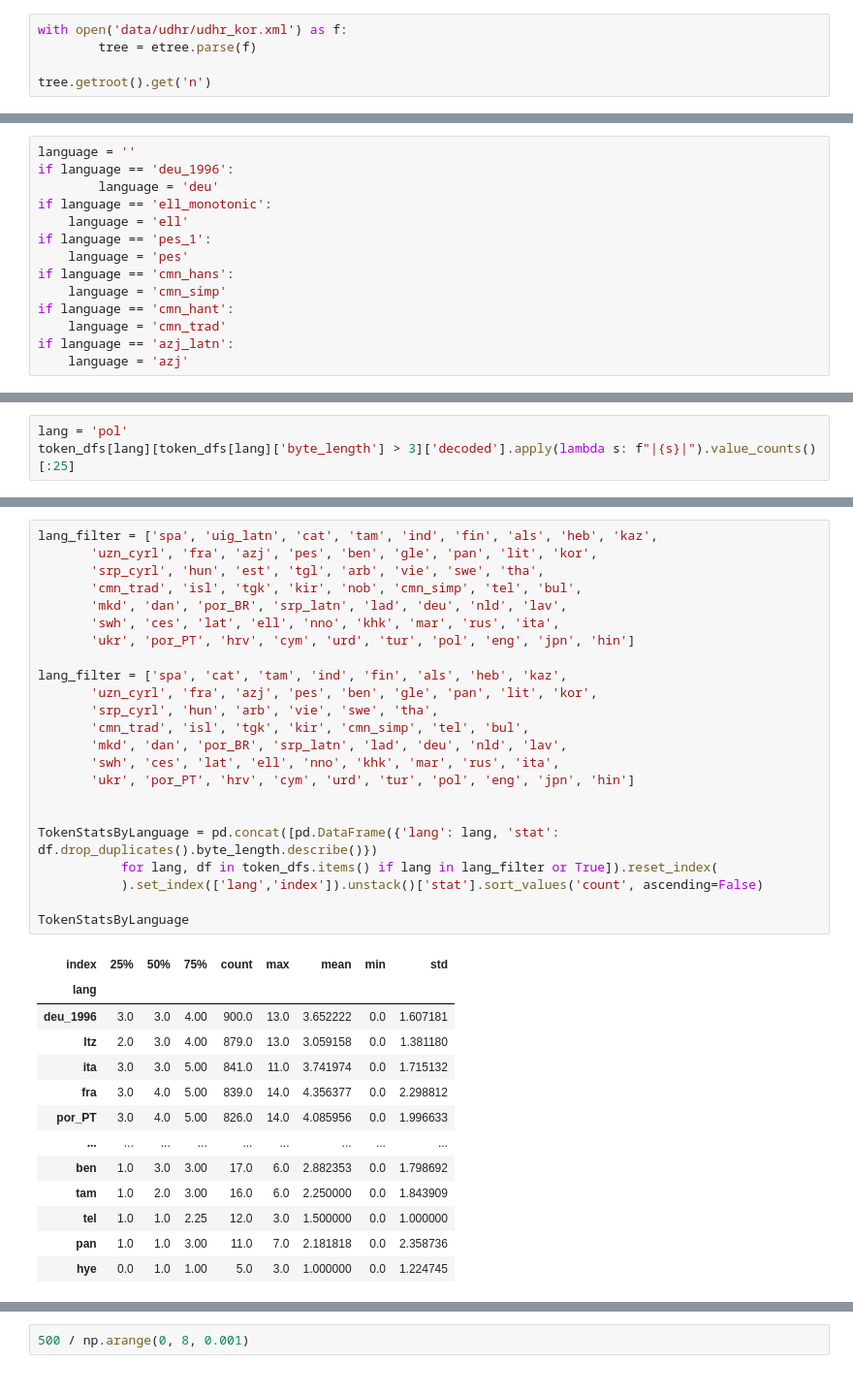
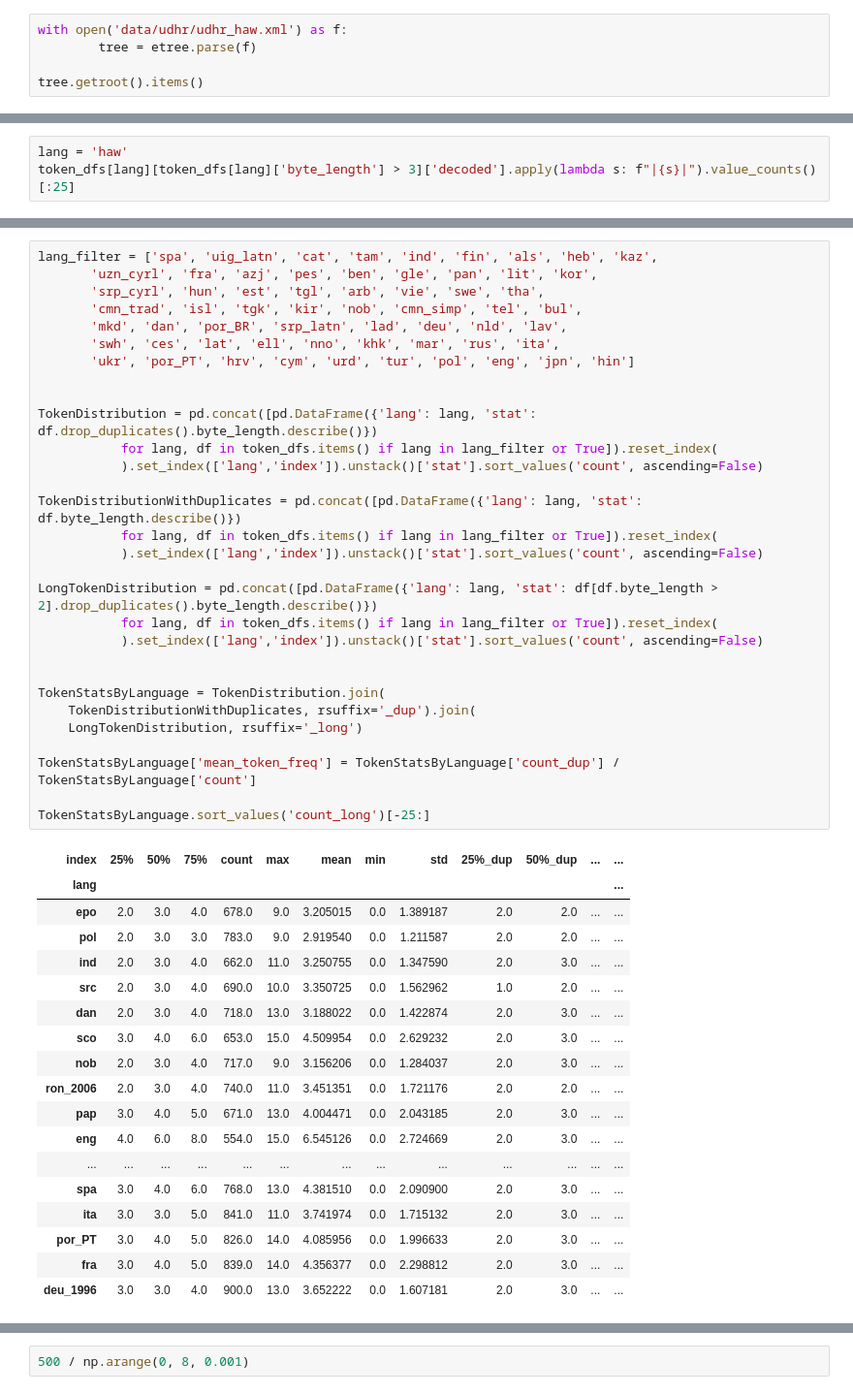
Before and after one commit to kebuhcah/openai-notebooks, a Jupyter notebook: tokenizers.ipynb, the cells around one changed output, grey strips where cells are left out. Shown at 97% size. Cells and saved outputs as stored; diff of their text form.

```diff
--- a/tokenizers.ipynb
+++ b/tokenizers.ipynb
@@ -11,7 +12,7 @@ import tiktoken
 encoding = tiktoken.encoding_for_model("gpt-3.5-turbo") # Encoding 'cl100k_base'
 # %%
-with open('data/udhr/udhr_kor.xml') as f:
+with open('data/udhr/udhr_haw.xml') as f:
         tree = etree.parse(f)
 
-tree.getroot().get('n')
+tree.getroot().items()
 # %% [output]
@@ -19,15 +25 @@ tree.getroot().get('n')
-# %%
-language = ''
-if language == 'deu_1996':
-        language = 'deu'
-if language == 'ell_monotonic':
-    language = 'ell'
-if language == 'pes_1':
-    language = 'pes'
-if language == 'cmn_hans':
-    language = 'cmn_simp'
-if language == 'cmn_hant':
-    language = 'cmn_trad'
-if language == 'azj_latn':
-    language = 'azj'
 # %%
@@ -63,4 +84,4 @@ afr als arb azj_latn ben bul cat ceb ces cmn_hans cmn_hant cos cym dan deu_1996
 # %%
-lang = 'pol'
+lang = 'haw'
 token_dfs[lang][token_dfs[lang]['byte_length'] > 3]['decoded'].apply(lambda s: f"|{s}|").value_counts()[:25]
 # %% [output]
@@ -84,37 +105,49 @@ Name: decoded, dtype: int64
 # %%
 lang_filter = ['spa', 'uig_latn', 'cat', 'tam', 'ind', 'fin', 'als', 'heb', 'kaz',
        'uzn_cyrl', 'fra', 'azj', 'pes', 'ben', 'gle', 'pan', 'lit', 'kor',
        'srp_cyrl', 'hun', 'est', 'tgl', 'arb', 'vie', 'swe', 'tha',
        'cmn_trad', 'isl', 'tgk', 'kir', 'nob', 'cmn_simp', 'tel', 'bul',
        'mkd', 'dan', 'por_BR', 'srp_latn', 'lad', 'deu', 'nld', 'lav',
        'swh', 'ces', 'lat', 'ell', 'nno', 'khk', 'mar', 'rus', 'ita',
        'ukr', 'por_PT', 'hrv', 'cym', 'urd', 'tur', 'pol', 'eng', 'jpn', 'hin']
 
-lang_filter = ['spa', 'cat', 'tam', 'ind', 'fin', 'als', 'heb', 'kaz',
-       'uzn_cyrl', 'fra', 'azj', 'pes', 'ben', 'gle', 'pan', 'lit', 'kor',
-       'srp_cyrl', 'hun', 'arb', 'vie', 'swe', 'tha',
-       'cmn_trad', 'isl', 'tgk', 'kir', 'cmn_simp', 'tel', 'bul',
-       'mkd', 'dan', 'por_BR', 'srp_latn', 'lad', 'deu', 'nld', 'lav',
-       'swh', 'ces', 'lat', 'ell', 'nno', 'khk', 'mar', 'rus', 'ita',
-       'ukr', 'por_PT', 'hrv', 'cym', 'urd', 'tur', 'pol', 'eng', 'jpn', 'hin']
 
-
-TokenStatsByLanguage = pd.concat([pd.DataFrame({'lang': lang, 'stat': df.drop_duplicates().byte_length.describe()})
+TokenDistribution = pd.concat([pd.DataFrame({'lang': lang, 'stat': df.drop_duplicates().byte_length.describe()})
            for lang, df in token_dfs.items() if lang in lang_filter or True]).reset_index(
            ).set_index(['lang','index']).unstack()['stat'].sort_values('count', ascending=False)
 
-TokenStatsByLanguage
+TokenDistributionWithDuplicates = pd.concat([pd.DataFrame({'lang': lang, 'stat': df.byte_length.describe()})
+           for lang, df in token_dfs.items() if lang in lang_filter or True]).reset_index(
+           ).set_index(['lang','index']).unstack()['stat'].sort_values('count', ascending=False)
+
+LongTokenDistribution = pd.concat([pd.DataFrame({'lang': lang, 'stat': df[df.byte_length > 2].drop_duplicates().byte_length.describe()})
+           for lang, df in token_dfs.items() if lang in lang_filter or True]).reset_index(
+           ).set_index(['lang','index']).unstack()['stat'].sort_values('count', ascending=False)
+
+
+TokenStatsByLanguage = TokenDistribution.join(
+    TokenDistributionWithDuplicates, rsuffix='_dup').join(
+    LongTokenDistribution, rsuffix='_long')
+
+TokenStatsByLanguage['mean_token_freq'] = TokenStatsByLanguage['count_dup'] / TokenStatsByLanguage['count']
+
+TokenStatsByLanguage.sort_values('count_long')[-25:]
 # %% [output]
-| index | 25% | 50% | 75% | count | max | mean | min | std |
-| lang |  |  |  |  |  |  |  |  |
-| deu_1996 | 3.0 | 3.0 | 4.00 | 900.0 | 13.0 | 3.652222 | 0.0 | 1.607181 |
-| ltz | 2.0 | 3.0 | 4.00 | 879.0 | 13.0 | 3.059158 | 0.0 | 1.381180 |
-| ita | 3.0 | 3.0 | 5.00 | 841.0 | 11.0 | 3.741974 | 0.0 | 1.715132 |
-| fra | 3.0 | 4.0 | 5.00 | 839.0 | 14.0 | 4.356377 | 0.0 | 2.298812 |
-| por_PT | 3.0 | 4.0 | 5.00 | 826.0 | 14.0 | 4.085956 | 0.0 | 1.996633 |
-| ... | ... | ... | ... | ... | ... | ... | ... | ... |
-| ben | 1.0 | 3.0 | 3.00 | 17.0 | 6.0 | 2.882353 | 0.0 | 1.798692 |
-| tam | 1.0 | 2.0 | 3.00 | 16.0 | 6.0 | 2.250000 | 0.0 | 1.843909 |
-| tel | 1.0 | 1.0 | 2.25 | 12.0 | 3.0 | 1.500000 | 0.0 | 1.000000 |
-| pan | 1.0 | 1.0 | 3.00 | 11.0 | 7.0 | 2.181818 | 0.0 | 2.358736 |
-| hye | 0.0 | 1.0 | 1.00 | 5.0 | 3.0 | 1.000000 | 0.0 | 1.224745 |
+| index | 25% | 50% | 75% | count | max | mean | min | std | 25%_dup | 50%_dup | ... | ... |
+| lang |  |  |  |  |  |  |  |  |  |  |  | ... |
+| epo | 2.0 | 3.0 | 4.0 | 678.0 | 9.0 | 3.205015 | 0.0 | 1.389187 | 2.0 | 2.0 | ... | ... |
+| pol | 2.0 | 3.0 | 3.0 | 783.0 | 9.0 | 2.919540 | 0.0 | 1.211587 | 2.0 | 2.0 | ... | ... |
+| ind | 2.0 | 3.0 | 4.0 | 662.0 | 11.0 | 3.250755 | 0.0 | 1.347590 | 2.0 | 3.0 | ... | ... |
+| src | 2.0 | 3.0 | 4.0 | 690.0 | 10.0 | 3.350725 | 0.0 | 1.562962 | 1.0 | 2.0 | ... | ... |
+| dan | 2.0 | 3.0 | 4.0 | 718.0 | 13.0 | 3.188022 | 0.0 | 1.422874 | 2.0 | 3.0 | ... | ... |
+| sco | 3.0 | 4.0 | 6.0 | 653.0 | 15.0 | 4.509954 | 0.0 | 2.629232 | 2.0 | 3.0 | ... | ... |
+| nob | 2.0 | 3.0 | 4.0 | 717.0 | 9.0 | 3.156206 | 0.0 | 1.284037 | 2.0 | 3.0 | ... | ... |
+| ron_2006 | 2.0 | 3.0 | 4.0 | 740.0 | 11.0 | 3.451351 | 0.0 | 1.721176 | 2.0 | 2.0 | ... | ... |
+| pap | 3.0 | 4.0 | 5.0 | 671.0 | 13.0 | 4.004471 | 0.0 | 2.043185 | 2.0 | 3.0 | ... | ... |
+| eng | 4.0 | 6.0 | 8.0 | 554.0 | 15.0 | 6.545126 | 0.0 | 2.724669 | 2.0 | 3.0 | ... | ... |
+| ... | ... | ... | ... | ... | ... | ... | ... | ... | ... | ... | ... | ... |
+| spa | 3.0 | 4.0 | 6.0 | 768.0 | 13.0 | 4.381510 | 0.0 | 2.090900 | 2.0 | 3.0 | ... | ... |
+| ita | 3.0 | 3.0 | 5.0 | 841.0 | 11.0 | 3.741974 | 0.0 | 1.715132 | 2.0 | 3.0 | ... | ... |
+| por_PT | 3.0 | 4.0 | 5.0 | 826.0 | 14.0 | 4.085956 | 0.0 | 1.996633 | 2.0 | 3.0 | ... | ... |
+| fra | 3.0 | 4.0 | 5.0 | 839.0 | 14.0 | 4.356377 | 0.0 | 2.298812 | 2.0 | 3.0 | ... | ... |
+| deu_1996 | 3.0 | 3.0 | 4.0 | 900.0 | 13.0 | 3.652222 | 0.0 | 1.607181 | 2.0 | 3.0 | ... | ... |
```
Also changed, not shown: parts of 8 cells of this notebook.
